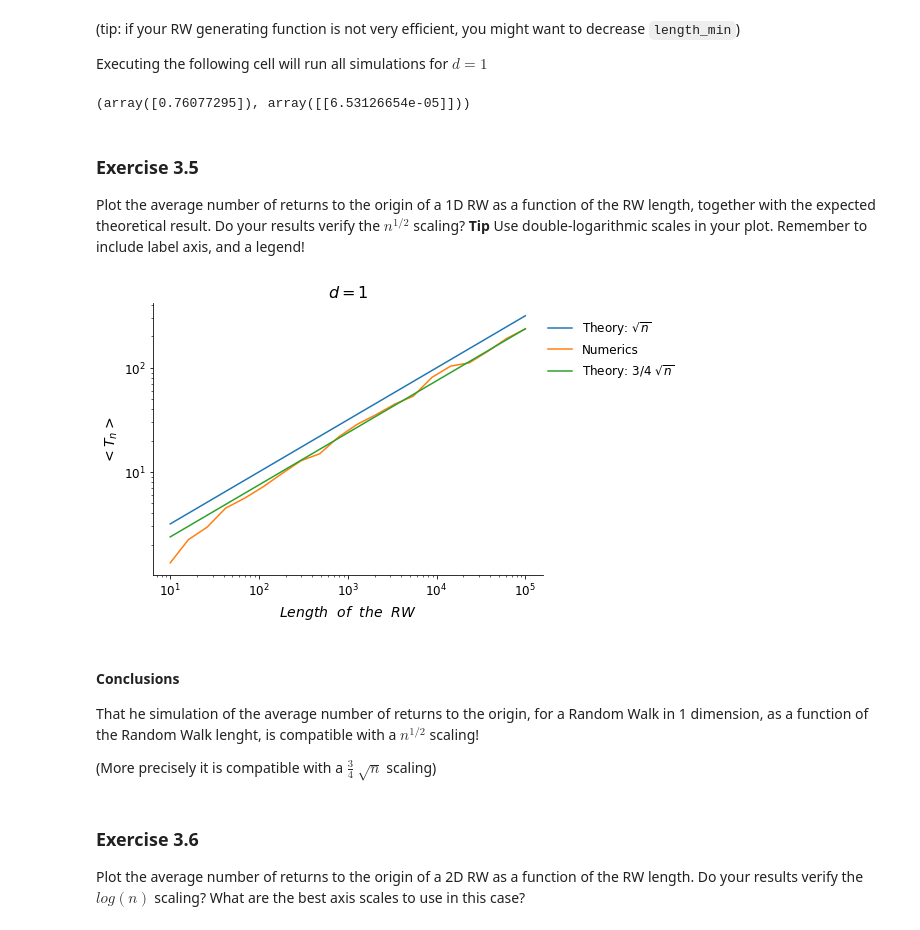
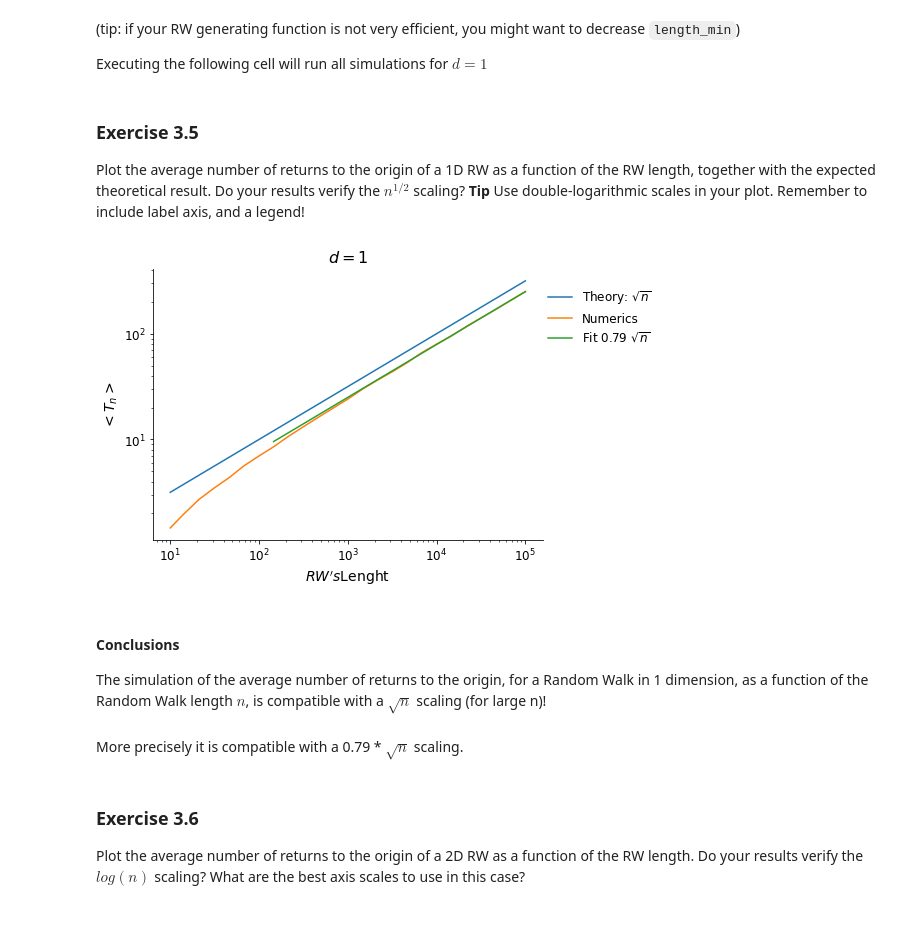
Before and after one commit to Gea97/MeccanicaStatistica2021, a Jupyter notebook: notebooks/3-Random-Walks.ipynb, the cells around one changed output. Saved outputs shown, nothing was run; the diff lists cells and outputs as text; code cells hidden in the pictures.

```diff
--- a/notebooks/3-Random-Walks.ipynb
+++ b/notebooks/3-Random-Walks.ipynb
@@ -89,14 +89,14 @@ Your function should return a numpy array of shape (`length`, `dim`). Example:
 def get_traj(length: int, dim: int):
 
     traj=np.zeros((length,dim))
-    dir_array=np.random.randint(dim,size=length)
-    sxdx_array=np.random.uniform(0, 1, size=length)
+    dir_array=np.random.randint(dim,size=length) #this choose in which direction to move
+    updown_array=np.random.uniform(0, 1, size=length) #this choose if going "up" or "down" in that direction
 
-    for i in range(1, length): #It starts from 1 because we want that the starting point is the origin vec(0).
+    for i in range(1, length): #It starts from 1 because we want the starting point to be the origin vec(0).
         direc=dir_array[i]
-        sxdx=sxdx_array[i]
+        updown=updown_array[i]
         traj[i,:]=traj[i-1,:]
-        if sxdx < 0.5:
+        if updown < 0.5:
             traj[i,direc]+=1
         else:
             traj[i,direc]-=1
@@ -183,7 +183,7 @@ length_max = 100000
 # and convert them to integers
 length_array = np.array([
     int(x)
-    for x in np.geomspace(length_min, length_max, num=20)
+    for x in np.geomspace(length_min, length_max, num=25)
 ])
 # %% [markdown]
 (tip: if your RW generating function is not very efficient, you might want to decrease `length_min`)
@@ -192,46 +192,47 @@ Executing the following cell will run all simulations for $d=1$
 # %%
 dim=1
 num_d1_returns_array = np.array([
-    get_average_num_returns(length=length, dim=dim, num_trajs=200)
+    get_average_num_returns(length=length, dim=dim, num_trajs=2500)
     for length in length_array
 ])
-print(curve_fit(fsqrt, length_array, num_d1_returns_array))
-# %% [output]
-(array([0.76077295]), array([[6.53126654e-05]]))
 # %% [markdown]
 ### Exercise 3.5
 Plot the average number of returns to the origin of a 1D RW as a function of the RW length, together with the expected theoretical result. Do your results verify the $n^{1/2}$ scaling? **Tip** Use double-logarithmic scales in your plot. Remember to include label axis, and a legend!
 # %%
 fig, ax = plt.subplots(1, 1, figsize=(7, 5))
 # plot theoretical result
 root_length_array=np.sqrt(length_array)
 ax.loglog(length_array, root_length_array, label="Theory: $\sqrt{n}$")
 # plot numerical result
 ax.loglog(length_array, num_d1_returns_array,label="Numerics")
 
-# plot theoretical fit NO
-#fsqrt = lambda length_array, k: k * np.sqrt(length_array) # lambda function to be fitted
-#popt, _ = curve_fit(fsqrt, length_array, num_d1_returns_array)
-#k = popt[0]
-#ktrunc = "%.3f" % k
-#ax.loglog(length_array, k * np.sqrt(length_array), label="Fit " + str(ktrunc) + ""$\sqrt{n}$")
+# plot theoretical fit
+start1=7 # we neglet the first point in the fit because we want the trend in the limit of large n
+length_array_Fit1=length_array[start1:]
+num_d1_returns_array_Fit=num_d1_returns_array[start1:]
 
-ax.loglog(length_array, 3/4*np.sqrt(length_array), label="Theory: $3/4$ $\sqrt{n}$")
+fsqrt = lambda length_array_Fit1, k1: k1 * np.sqrt(length_array_Fit1) # sqrt fit
+popt, _ = curve_fit(fsqrt, length_array_Fit1, num_d1_returns_array_Fit)
+k1 = popt[0]
+ktrunc1 = "%.2f" % k1
+ax.loglog(length_array_Fit1, k1 * np.sqrt(length_array_Fit1), label="Fit " + str(ktrunc1) +  " $\sqrt{n}$")
 
 # add axis labels
-ax.set_xlabel(r"$Length$" "  " r"$of$" "  " r"$the$" "  " r"$RW$")
+ax.set_xlabel(r"$RW's $" r"Lenght")
 ax.set_ylabel(r"$<T_n>$")
 # add a legend
 ax.legend(loc=(1, 0.7), frameon=False)
 # add a title (e.g. that says what dimension we used)
 ax.set_title(r"$d=1$");
 # %% [output]
-[figure, old version]
+[figure, new version]
 # %% [markdown]
 #### Conclusions
-That he simulation of the average number of returns to the origin, for a Random Walk in 1 dimension, as a function of the Random Walk lenght, is compatible with a $n^{1/2}$ scaling!
-
-(More precisely it is compatible with a $\frac{3}{4}$ $\sqrt{n}$ scaling)
+The simulation of the average number of returns to the origin, for a Random Walk in 1 dimension, as a function of the Random Walk length $n$, is compatible with a $\sqrt{n}$ scaling (for large n)!
+# %%
+md("More precisely it is compatible with a {} * $\sqrt n$ scaling.".format(ktrunc1))
+# %% [output]
+More precisely it is compatible with a 0.79 * $\sqrt n$ scaling.
 # %% [markdown]
 ### Exercise 3.6
 Plot the average number of returns to the origin of a 2D RW as a function of the RW length. Do your results verify the $log(n)$ scaling? What are the best axis scales to use in this case?
```
Also changed, not shown: parts of 28 cells of this notebook.
